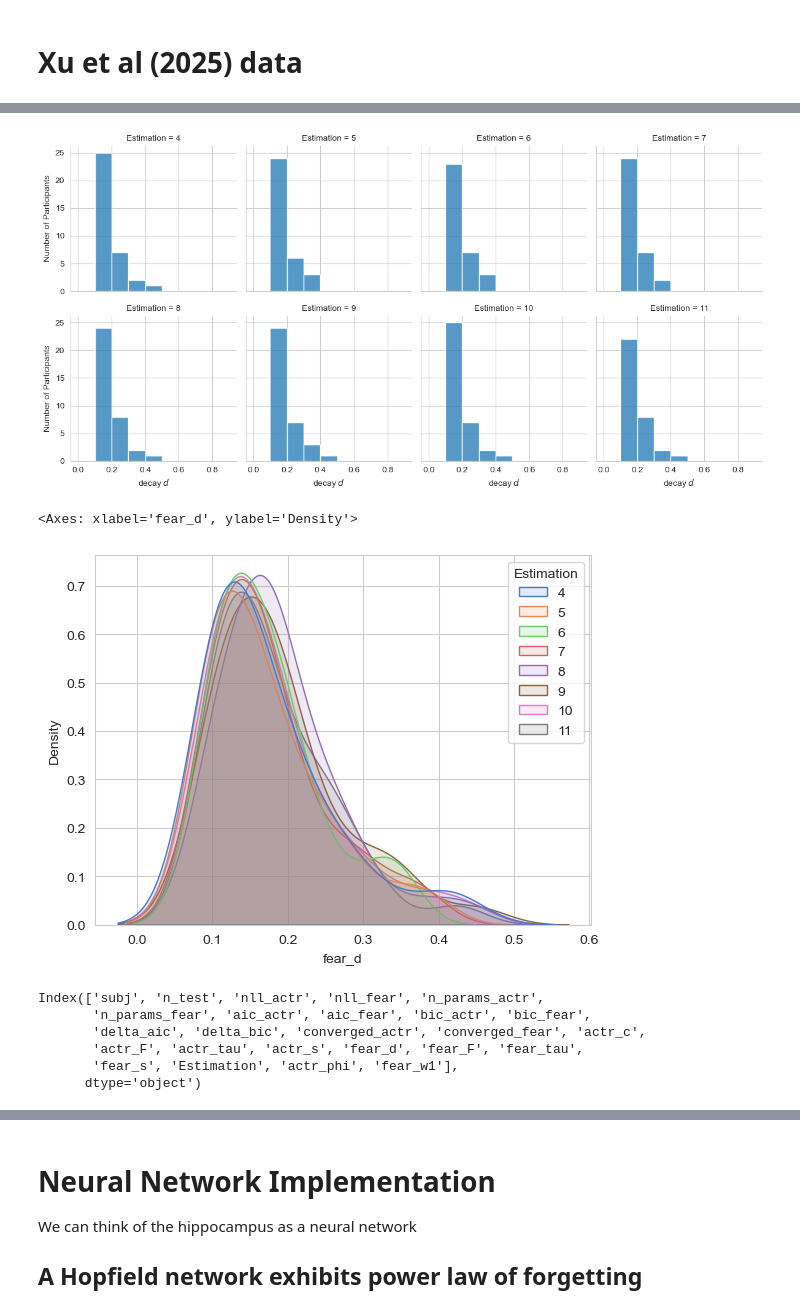
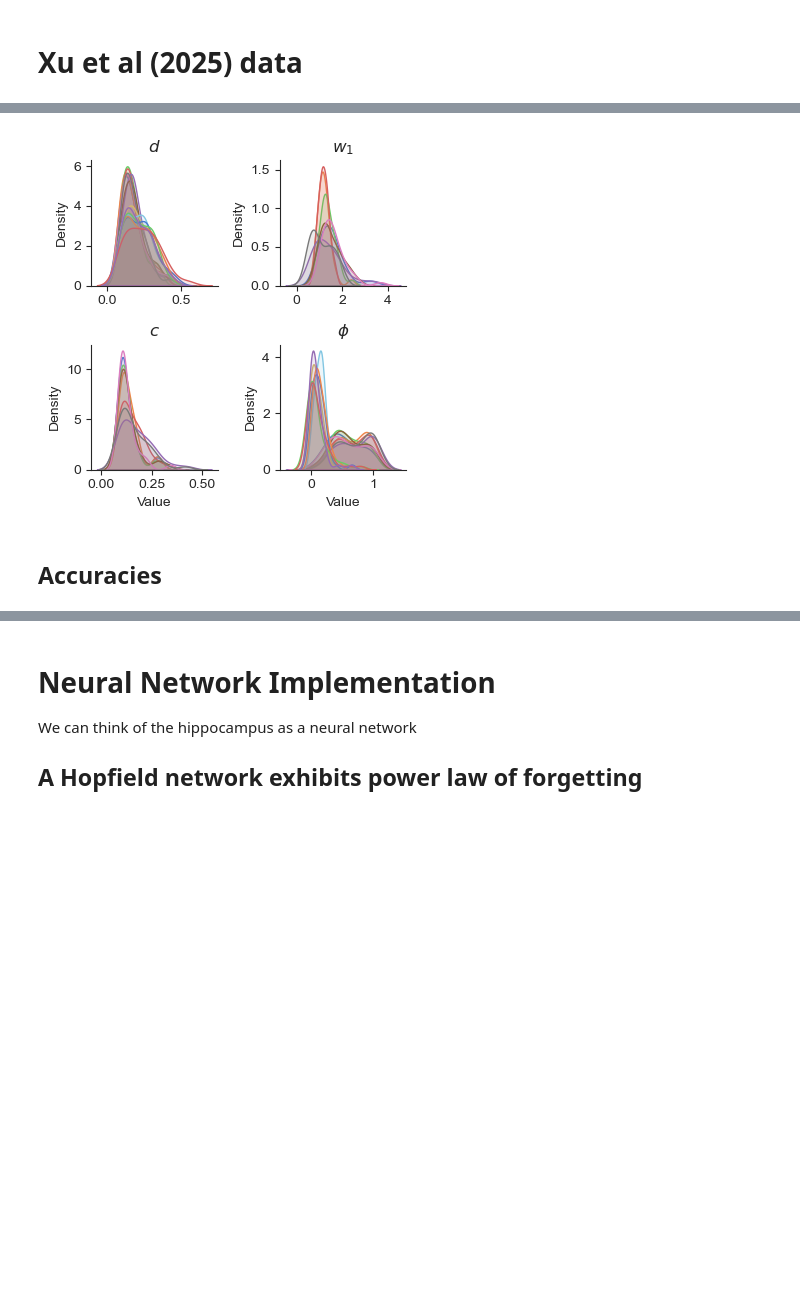
Before and after one commit to UWCCDL/SpacingEffect, a Jupyter notebook: spacing.ipynb, the cells around one changed output, grey strips where cells are left out. Saved outputs shown, nothing was run; the diff lists cells and outputs as text; code cells hidden in the pictures; blank space fills up the shorter version.

```diff
--- a/spacing.ipynb
+++ b/spacing.ipynb
@@ -1240,9 +1235,24 @@ sns.boxplot(df, x="Estimation", y="delta_bic")
 # %%
-summary = df.groupby('Estimation', as_index=False)[['aic_actr', 'aic_fear']].sum()
-lsummary= pd.melt(summary, id_vars=['Estimation'], value_vars=['aic_actr', "aic_fear"],
-        var_name="model", value_name="BIC")
+
+sns.set_style("ticks")
+summary = df.groupby('Estimation', as_index=False)[['bic_actr', 'bic_fear']].sum()
+lsummary= pd.melt(summary, id_vars=['Estimation'], value_vars=['bic_actr', "bic_fear"],
+        var_name="Model", value_name="NLL")
+lsummary['Model'] = lsummary['Model'].replace({'bic_actr': 'Pavlik & Anderson', 'bic_fear': 'Free Energy'})
+
 print(lsummary)
-g=sns.FacetGrid(data=lsummary, col='Estimation', sharey=True, col_wrap=3)
-g.map(sns.barplot, "model", "BIC")
-g.set(ylim=[12500, 15000])
+#g=sns.FacetGrid(data=lsummary, col='Estimation', sharey=True, col_wrap=3)
+#g.map(sns.barplot, "model", "BIC")
+#g.set(ylim=[12500, 15000])
+#plt.show()
+
+fig, ax = plt.subplots(figsize=(4, 6))
+ax=sns.barplot(lsummary, hue="Model", y="Estimation", x="NLL", orient='h', palette="muted", ax=ax)
+ax.set_xlim(13000, 16500)
+ax.set_ylabel("Parameter Combination")
+ax.set_xlabel(r"Bayesian Information Criterion (BIC)")
+ax.set_title("Model Comparison")
+sns.despine()
+fig.tight_layout()
+plt.savefig("model_comparison")
 # %% [output]
@@ -1275,19 +1301,38 @@ g.set_ylim(-300, 0)
 # %%
-g = sns.FacetGrid(data=df, col="Estimation", col_wrap=4)
-g.map_dataframe(sns.histplot, "fear_d", bins=np.arange(0, 1, 0.1))
-g.set_axis_labels(r"decay $d$", "Number of Participants")
-plt.show()
-sns.kdeplot(df, x="fear_d", hue="Estimation", palette="muted", fill=True, alpha=0.15)
+dfm = df.melt(id_vars=['Estimation'], value_vars=['fear_d', "fear_w1", "actr_phi", "actr_c"],
+        var_name="Parameter", value_name="Value")
+g=sns.FacetGrid(data=dfm, col="Parameter", hue="Estimation", palette="muted", sharex=False, col_wrap=2, sharey=False)
+g.map(sns.kdeplot, "Value", fill=True, alpha=0.15)
+titles = [r"$d$", r"$w_1$", r"$c$", r"$\phi$"]
+for ax, title in zip(g.axes.flat, titles):
+    ax.set_title(title)
+g.figure.set_figwidth(4)
+g.figure.set_figheight(4)
+g.figure.tight_layout()
+plt.savefig("parameters.png")
 # %% [output]
-[figure, old version]
+[figure, new version]
-<Axes: xlabel='fear_d', ylabel='Density'>
-[figure, removed]
+# %% [markdown]
+## Accuracies
 # %%
-df.columns
+df1 = pd.read_csv("./fear/fit6/slimstampen_trial_predictions.csv")
+import scipy.stats as stats
+def dprime(dataset, pred="actr_p_correct"):
+    observed = dataset.isCorrect.astype(int)
+    predicted_c = dataset[pred]
+    predicted = (predicted_c > 0.5).astype(int)
+
+    hits = np.sum((predicted == 1) & (observed == 1))
+    misses = np.sum((predicted == 0) & (observed == 1))
+    false_alarms = np.sum((predicted == 1) & (observed == 0))
+    correct_rejections = np.sum((predicted == 0) & (observed == 0))
+
+    # Calculate rates with log-linear correction for 0/1 rates
+    # (prevents infinite d' values)
+    hit_rate = (hits + 0.5) / (hits + misses + 1.0)
+    fa_rate = (false_alarms + 0.5) / (false_alarms + correct_rejections + 1.0)
+
+    print(np.corrcoef(predicted_c, observed))
+    # Calculate d'
+    dprime = stats.norm.ppf(hit_rate) - stats.norm.ppf(fa_rate)
+    return dprime
-# %% [output]
-Index(['subj', 'n_test', 'nll_actr', 'nll_fear', 'n_params_actr',
-       'n_params_fear', 'aic_actr', 'aic_fear', 'bic_actr', 'bic_fear',
-       'delta_aic', 'delta_bic', 'converged_actr', 'converged_fear', 'actr_c',
-       'actr_F', 'actr_tau', 'actr_s', 'fear_d', 'fear_F', 'fear_tau',
-       'fear_s', 'Estimation', 'actr_phi', 'fear_w1'],
-      dtype='object')
```
Also changed, not shown: parts of 7 cells of this notebook, 6 other files.
